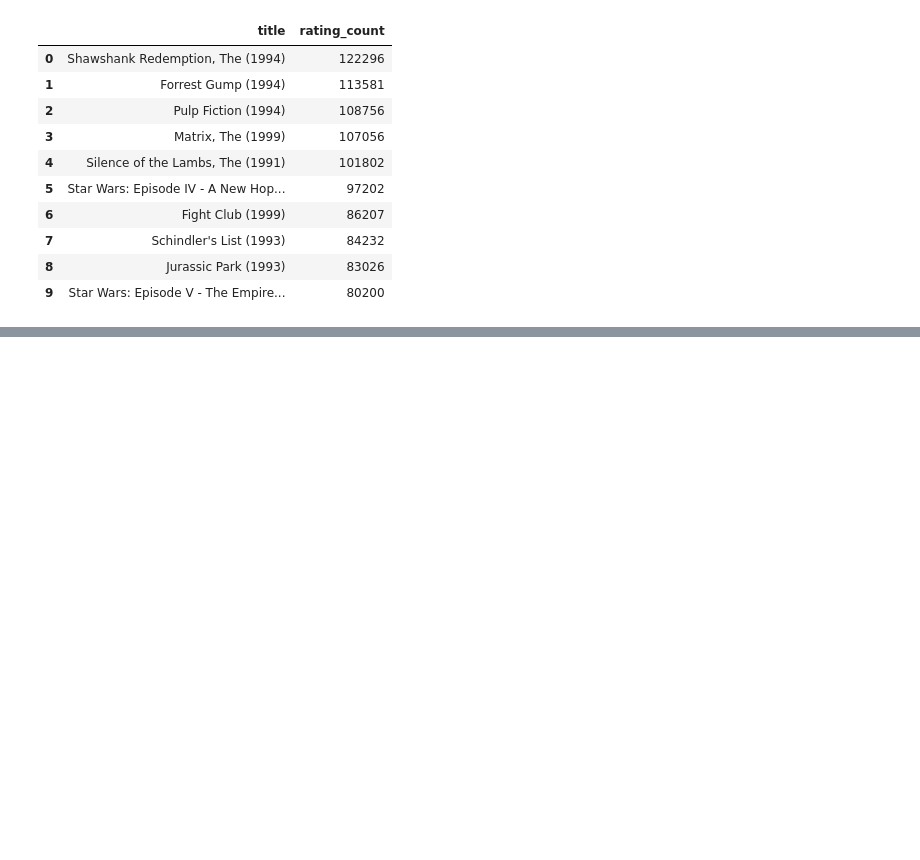
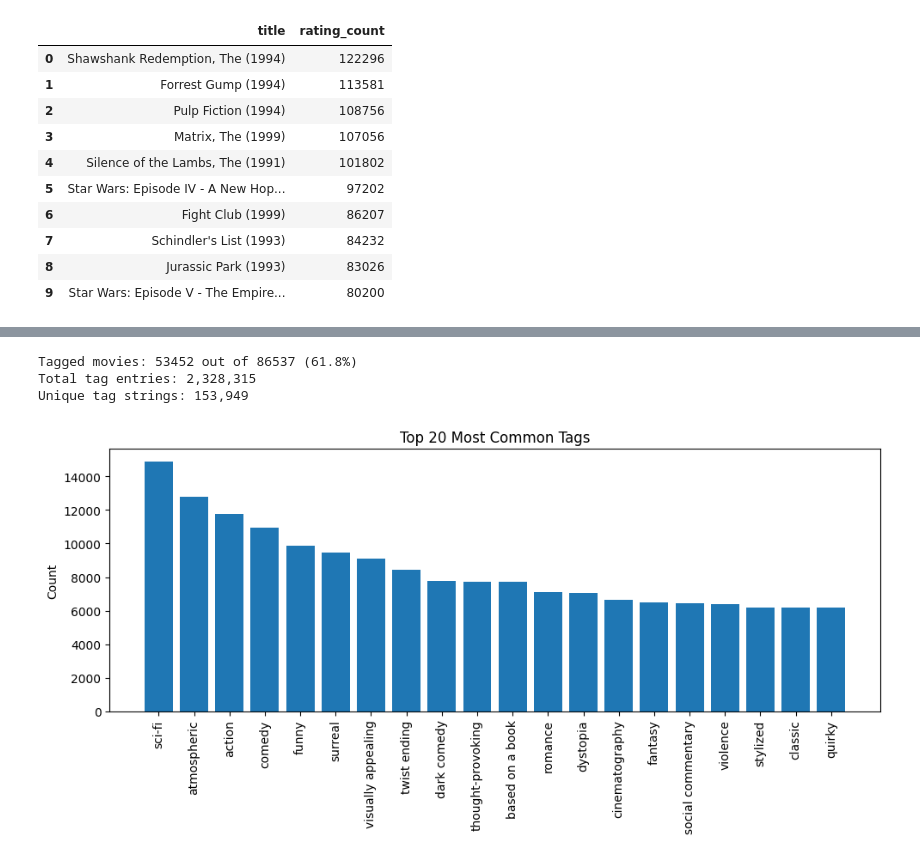
Before and after one commit to kust3n/Sara-Costa-Machinelearning, a Jupyter notebook: Labb/EDA.ipynb, the cells around one changed output, grey strips where cells are left out. Drawn from its saved outputs; the diff is of its cells as text; code cells hidden in the pictures; blank space fills up the shorter version.

```diff
--- a/Labb/EDA.ipynb
+++ b/Labb/EDA.ipynb
@@ -177,0 +183,4 @@ top_movies[["title", "rating_count"]]
+# %%
+tags = pd.read_csv("ml-latest/tags.csv")
+print("Tags shape:", tags.shape)
+tags.head()
@@ -177,0 +201,24 @@ top_movies[["title", "rating_count"]]
+# %%
+tagged_movie_count = tags["movieId"].nunique()
+total_movie_count = movies["movieId"].nunique()
+percentage_coverage = 100 * tagged_movie_count / total_movie_count
+
+print(f"Tagged movies: {tagged_movie_count} out of {total_movie_count} ({percentage_coverage:.1f}%)")
+print(f"Total tag entries: {len(tags):,}")
+print(f"Unique tag strings: {tags['tag'].nunique():,}")
+# %% [output]
+Tagged movies: 53452 out of 86537 (61.8%)
+Total tag entries: 2,328,315
+Unique tag strings: 153,949
+# %%
+top_tags = tags["tag"].str.lower().value_counts().head(20)
+
+plt.figure(figsize=(10, 5))
+plt.bar(top_tags.index, top_tags.values)
+plt.title("Top 20 Most Common Tags")
+plt.ylabel("Count")
+plt.xticks(rotation=90)
+plt.tight_layout()
+plt.show()
+# %% [output]
+[figure, added]
```
Also changed, not shown: parts of 7 cells of this notebook, 2 other files.
